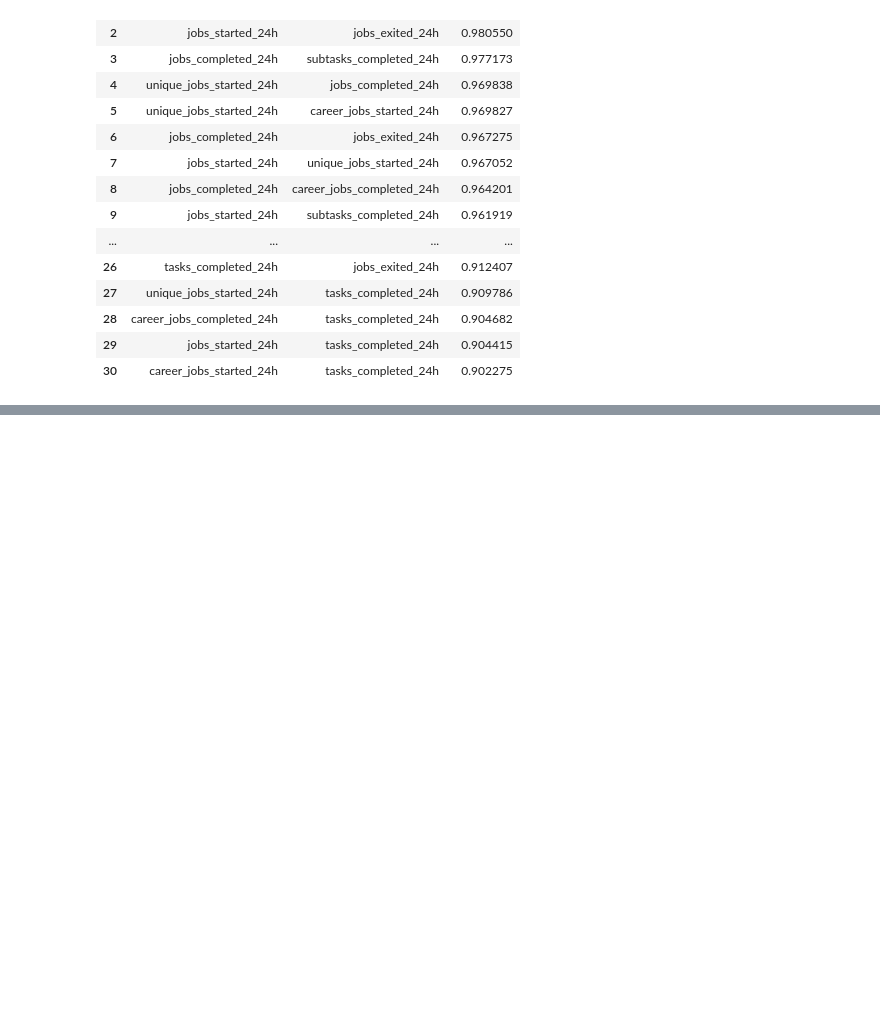
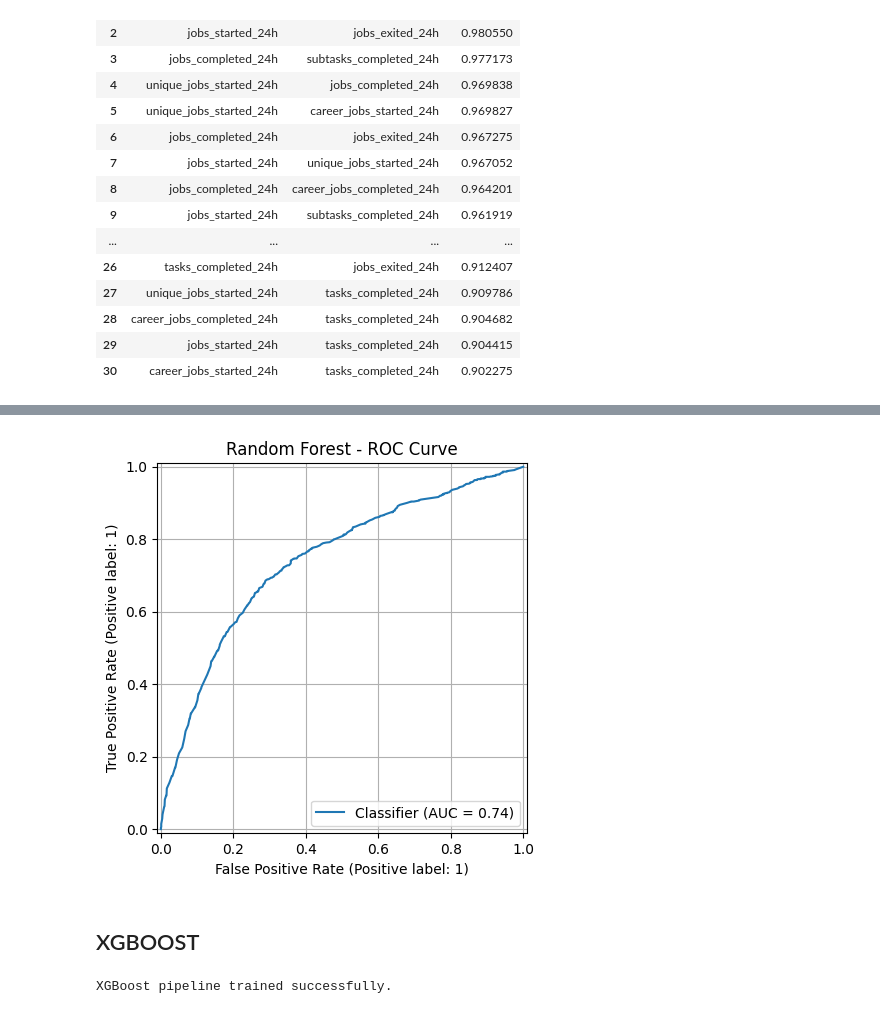
Before and after one commit to SanthaRaoSimhadri/EarlyPlayerRetentionPrediction, a Jupyter notebook: 01_Datasets/Candidate_01_PowerWashSimulator/notebooks/03_machine_learning_models.ipynb, the cells around one changed output, grey strips where cells are left out. Drawn from its saved outputs; the diff is of its cells as text; code cells hidden in the pictures; blank space fills up the shorter version.

Commit message:
Model results and interpolation are done.

```diff
--- a/01_Datasets/Candidate_01_PowerWashSimulator/notebooks/03_machine_learning_models.ipynb
+++ b/01_Datasets/Candidate_01_PowerWashSimulator/notebooks/03_machine_learning_models.ipynb
@@ -198,0 +547,16 @@ True
+# %%
+random_forest_pipeline = Pipeline(
+    steps=[
+        (
+            "preprocessing",
+            preprocessor
+        ),
+        (
+            "model",
+            RandomForestClassifier(
+                random_state=42,
+                n_estimators=100
+            )
+        )
+    ]
+)
@@ -198,0 +671,15 @@ True
+# %%
+RocCurveDisplay.from_predictions(
+    y_test,
+    y_prob_rf
+)
+
+plt.title("Random Forest - ROC Curve")
+
+plt.grid(True)
+
+plt.show()
+# %% [output]
+[figure, added]
+# %% [markdown]
+## XGBOOST
@@ -198,0 +704,11 @@ True
+# %%
+# Train XGBoost Pipeline
+
+xgboost_pipeline.fit(
+    X_train,
+    y_train
+)
+
+print("XGBoost pipeline trained successfully.")
+# %% [output]
+XGBoost pipeline trained successfully.
```
Also changed, not shown: parts of 43 cells of this notebook, 2 other files.
